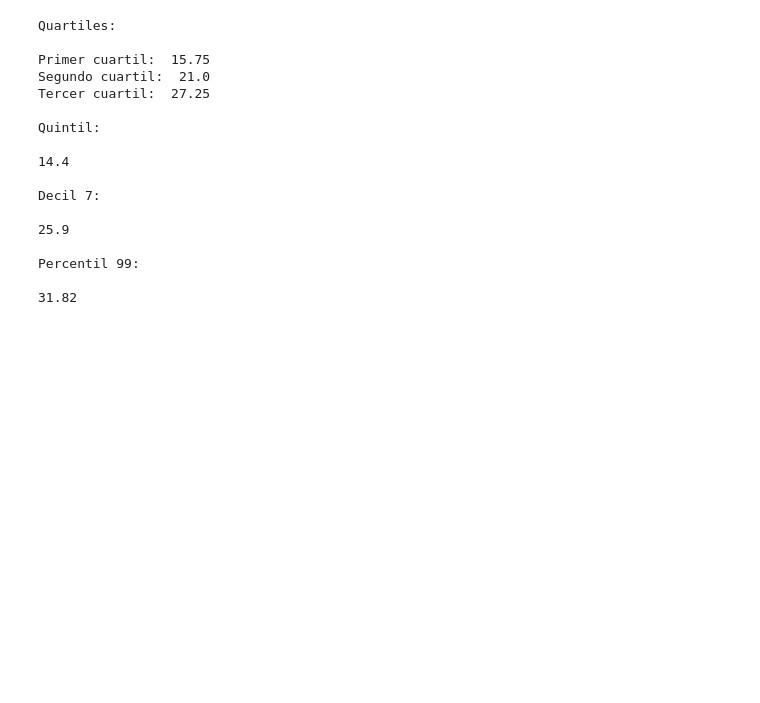
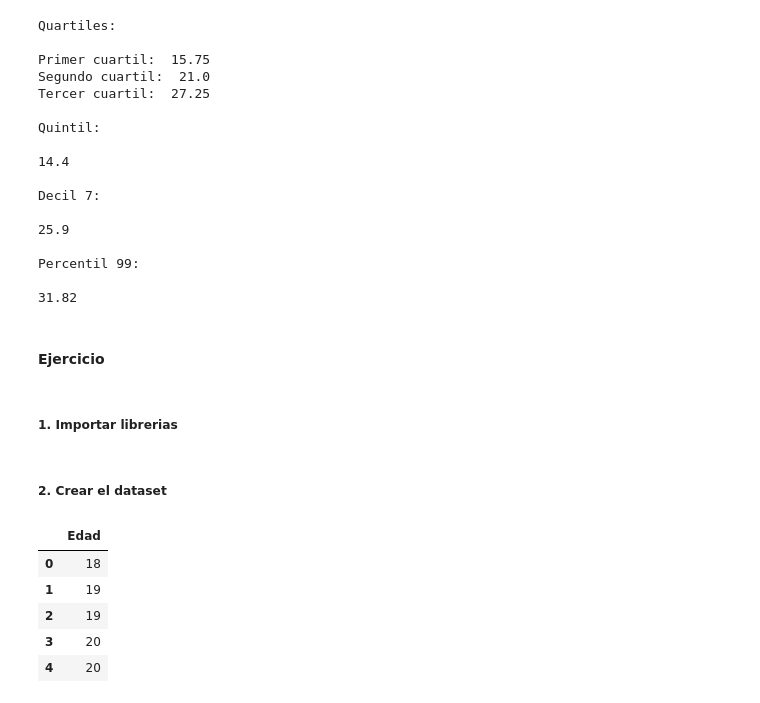
Before and after one commit to MattZG/Portafolio, a Jupyter notebook: Modulo_4.ipynb, the cells around one changed output. Drawn from its saved outputs; the diff is of its cells as text; code cells hidden in the pictures; blank space fills up the shorter version.

```diff
--- a/Modulo_4.ipynb
+++ b/Modulo_4.ipynb
@@ -446,3 +444,7 @@ Decil 7:
 Percentil 99:
 
 31.82
+# %% [markdown]
+#### Ejercicio
+# %% [markdown]
+##### 1. Importar librerias
@@ -448,0 +457,13 @@ Percentil 99:
+# %% [markdown]
+##### 2. Crear el dataset
+# %%
+edades = np.array([18, 19, 19, 20, 20, 20, 21, 21, 21, 22, 22, 22, 23, 23, 24, 24, 25, 26, 27, 80])
+df = pd.DataFrame(edades, columns = ['Edad'])
+df.head()
+# %% [output]
+|  | Edad |
+| 0 | 18 |
+| 1 | 19 |
+| 2 | 19 |
+| 3 | 20 |
+| 4 | 20 |
```
Also changed, not shown: parts of 18 cells of this notebook.
